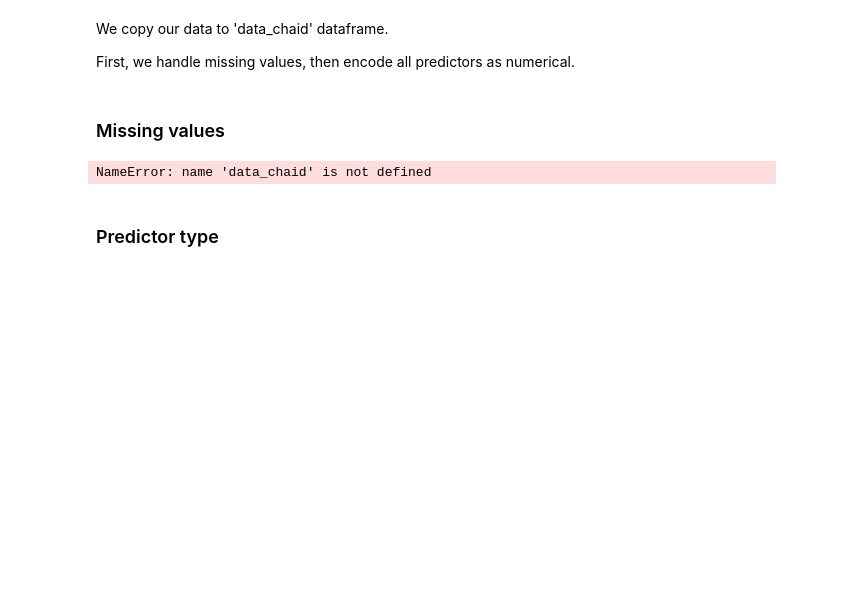
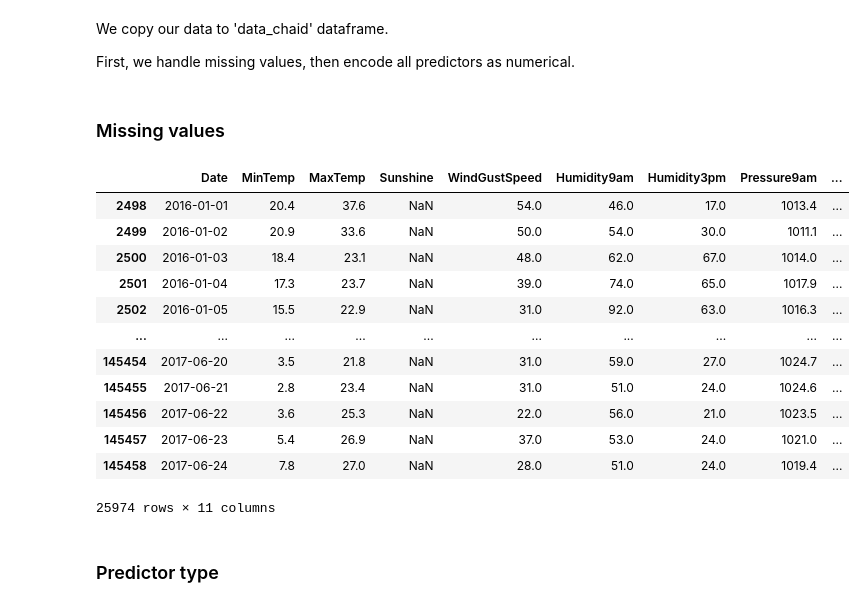
Before and after one commit to ancabenca/ds2-hw, a Jupyter notebook: OG-materials/04_decision_trees/trees_and_forest.ipynb, the cells around one changed output. Drawn from its saved outputs; the diff is of its cells as text; code cells hidden in the pictures; blank space fills up the shorter version.

```diff
--- a/OG-materials/04_decision_trees/trees_and_forest.ipynb
+++ b/OG-materials/04_decision_trees/trees_and_forest.ipynb
@@ -511,9 +636,22 @@ data_chaid = data.copy()
 # %%
 # TODO: Handle missing values for both predictors and target
 
 data_chaid=data_chaid[pd.isnull(data_chaid['RainTomorrow'])==False] #(TODO)
+data_chaid
 # %% [output]
+|  | Date | MinTemp | MaxTemp | Sunshine | WindGustSpeed | Humidity9am | Humidity3pm | Pressure9am | ... |
+| 2498 | 2016-01-01 | 20.4 | 37.6 | NaN | 54.0 | 46.0 | 17.0 | 1013.4 | ... |
+| 2499 | 2016-01-02 | 20.9 | 33.6 | NaN | 50.0 | 54.0 | 30.0 | 1011.1 | ... |
+| 2500 | 2016-01-03 | 18.4 | 23.1 | NaN | 48.0 | 62.0 | 67.0 | 1014.0 | ... |
+| 2501 | 2016-01-04 | 17.3 | 23.7 | NaN | 39.0 | 74.0 | 65.0 | 1017.9 | ... |
+| 2502 | 2016-01-05 | 15.5 | 22.9 | NaN | 31.0 | 92.0 | 63.0 | 1016.3 | ... |
+| ... | ... | ... | ... | ... | ... | ... | ... | ... | ... |
+| 145454 | 2017-06-20 | 3.5 | 21.8 | NaN | 31.0 | 59.0 | 27.0 | 1024.7 | ... |
+| 145455 | 2017-06-21 | 2.8 | 23.4 | NaN | 31.0 | 51.0 | 24.0 | 1024.6 | ... |
+| 145456 | 2017-06-22 | 3.6 | 25.3 | NaN | 22.0 | 56.0 | 21.0 | 1023.5 | ... |
+| 145457 | 2017-06-23 | 5.4 | 26.9 | NaN | 37.0 | 53.0 | 24.0 | 1021.0 | ... |
+| 145458 | 2017-06-24 | 7.8 | 27.0 | NaN | 28.0 | 51.0 | 24.0 | 1019.4 | ... |
-NameError: name 'data_chaid' is not defined
+25974 rows × 11 columns
 # %% [markdown]
 ### Predictor type
 # %%
```
Also changed, not shown: parts of 21 cells of this notebook, 12 other files.
